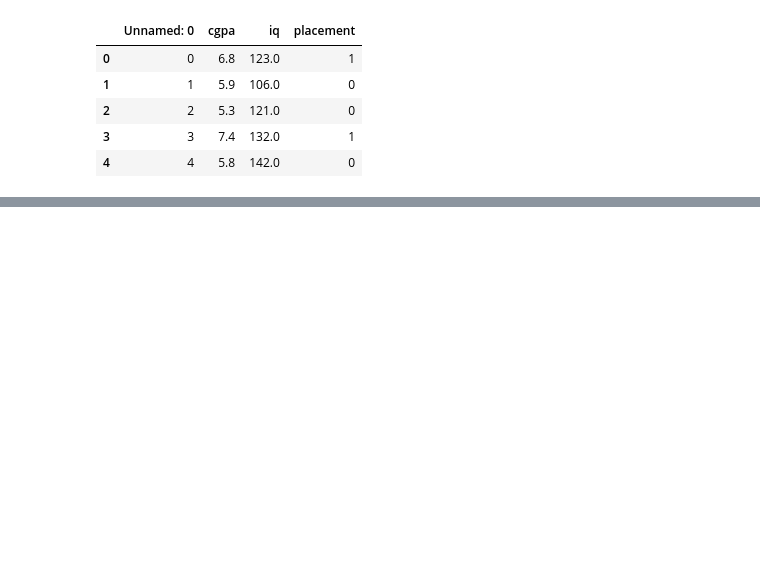
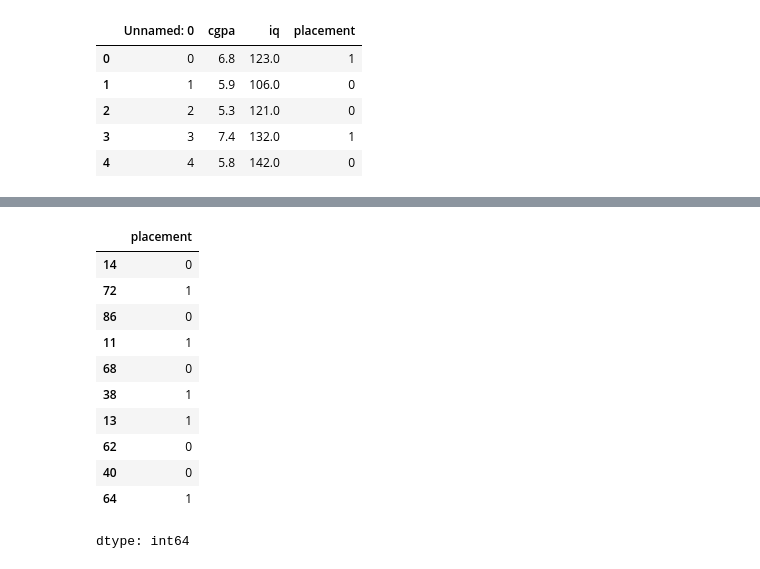
Before and after one commit to samrat-dhakal-11/machine_learning, a Jupyter notebook: first_end_to_end_ml_project.ipynb, the cells around one changed output, grey strips where cells are left out. Saved outputs shown, nothing was run; the diff lists cells and outputs as text; code cells hidden in the pictures; blank space fills up the shorter version.

```diff
--- a/first_end_to_end_ml_project.ipynb
+++ b/first_end_to_end_ml_project.ipynb
@@ -20,0 +64,7 @@ df.shape
+# %%
+X=df.iloc[:,0:2]
+Y=df.iloc[:,-1]
+# %%
+from sklearn.model_selection import train_test_split
+
+x_train,x_test,y_train,y_test=train_test_split(X,Y,test_size=0.1)
@@ -20,0 +90,15 @@ df.shape
+# %%
+y_test
+# %% [output]
+|  | placement |
+| 14 | 0 |
+| 72 | 1 |
+| 86 | 0 |
+| 11 | 1 |
+| 68 | 0 |
+| 38 | 1 |
+| 13 | 1 |
+| 62 | 0 |
+| 40 | 0 |
+| 64 | 1 |
+dtype: int64
```
Also changed, not shown: parts of 17 cells of this notebook.
